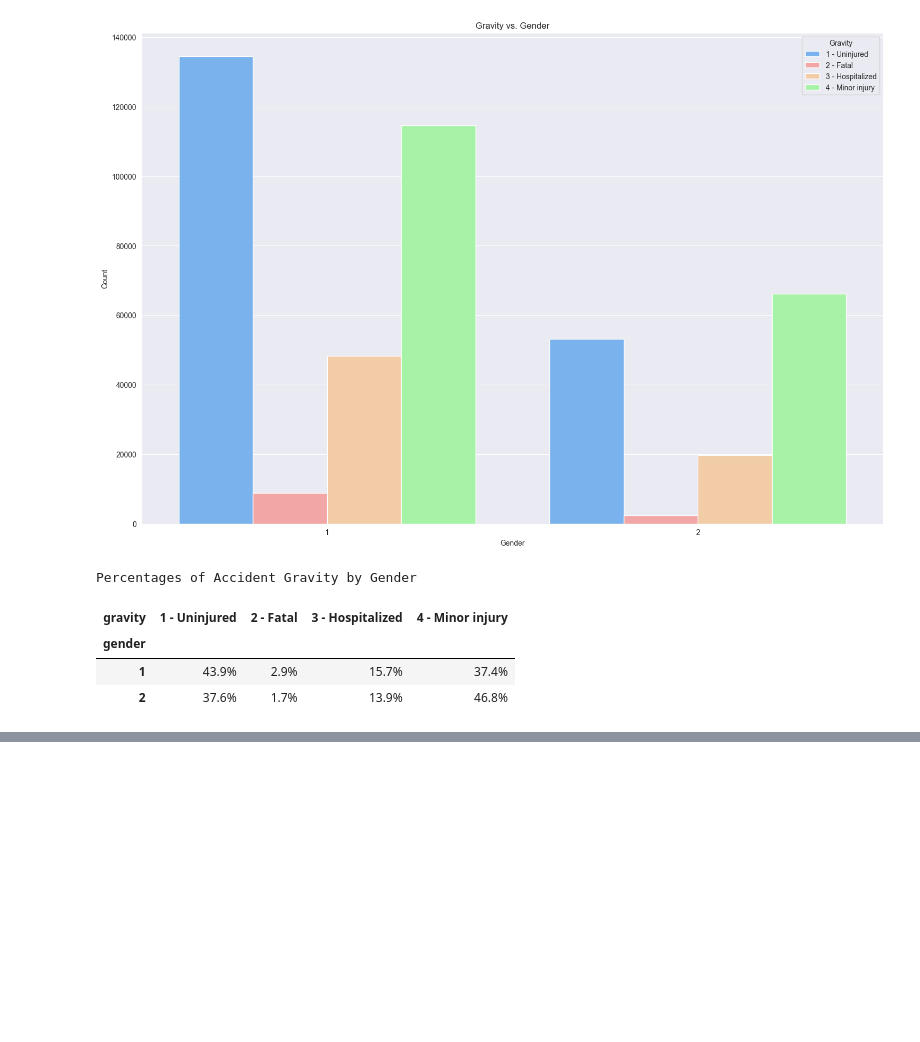
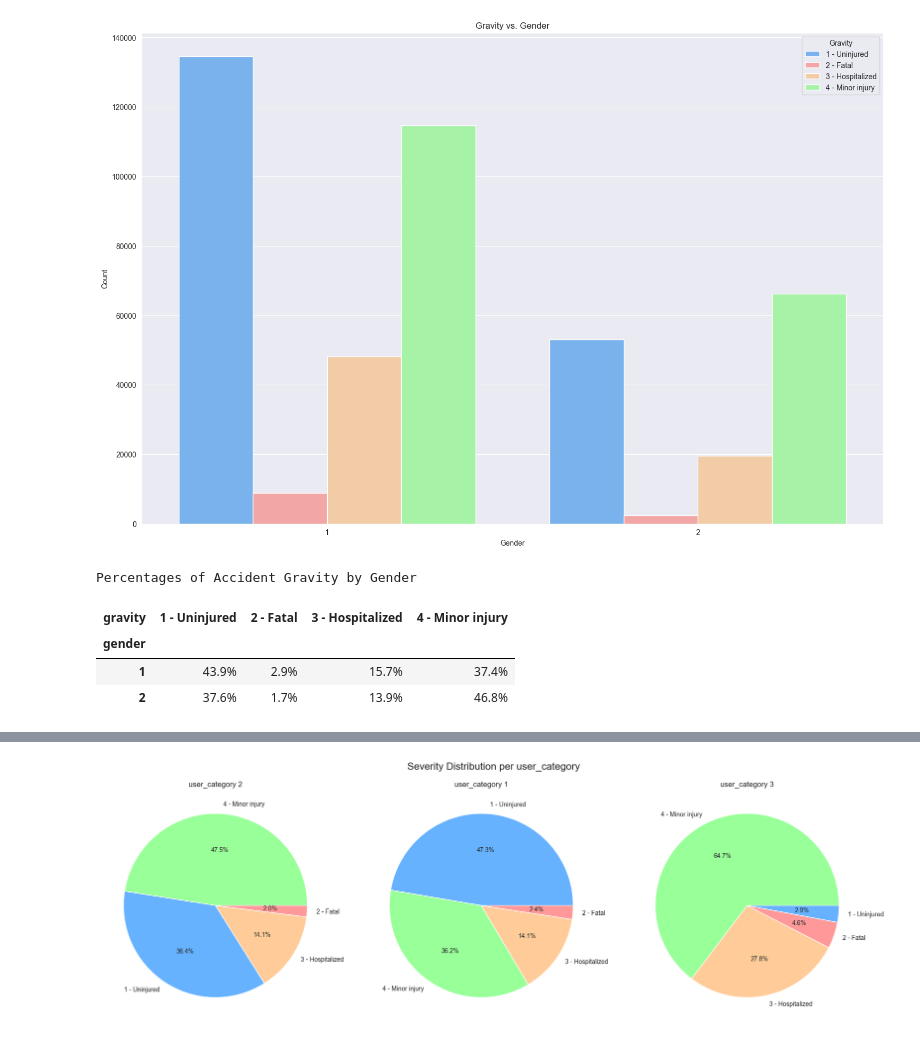
Before and after one commit to carlosnatale/apr24cds_road_accidents, a Jupyter notebook: STEP 1 - 02 - Data Analysis.ipynb, the cells around one changed output, grey strips where cells are left out. Cells and saved outputs as stored; diff of their text form; code cells hidden in the pictures; blank space fills up the shorter version.

```diff
--- a/STEP 1 - 02 - Data Analysis.ipynb
+++ b/STEP 1 - 02 - Data Analysis.ipynb
@@ -562,3 +668,30 @@ calculate_and_display_percentages(data, 'user_category')
+# %%
+import matplotlib.pyplot as plt
+
+user_categories = data['user_category'].unique()
+n_user_categories = len(user_categories)
+
+fig, axes = plt.subplots(1, n_user_categories, figsize=(18, 6))
+fig.suptitle('Severity Distribution per user_category', fontsize=16)
+
+# Define a dictionary mapping each gravity category to a specific color
+gravity_colors = {
+    '1 - Uninjured': '#66B2FF',
+    '2 - Fatal': '#FF9999',
+    '3 - Hospitalized': '#FFCC99',
+    '4 - Minor injury': '#99FF99'
+}
+
+for i, user_category in enumerate(user_categories):
+    user_cat_data = data[data['user_category'] == user_category]['gravity'].value_counts()
+    colors = [gravity_colors[gravity] for gravity in user_cat_data.index]  # Map gravity to colors
+    axes[i].pie(user_cat_data, labels=user_cat_data.index, autopct='%1.1f%%', colors=colors)
+    axes[i].set_title(f'user_category {user_category}')
+
+plt.tight_layout(rect=[0, 0, 1, 0.96])
+plt.show()
+# %% [output]
+[figure, added]
 # %%
 # 19. Number of accidents by Severity vs. seat
 plt.figure(figsize=(18, 12))
```
Also changed, not shown: parts of 27 cells of this notebook, 12 other files.
